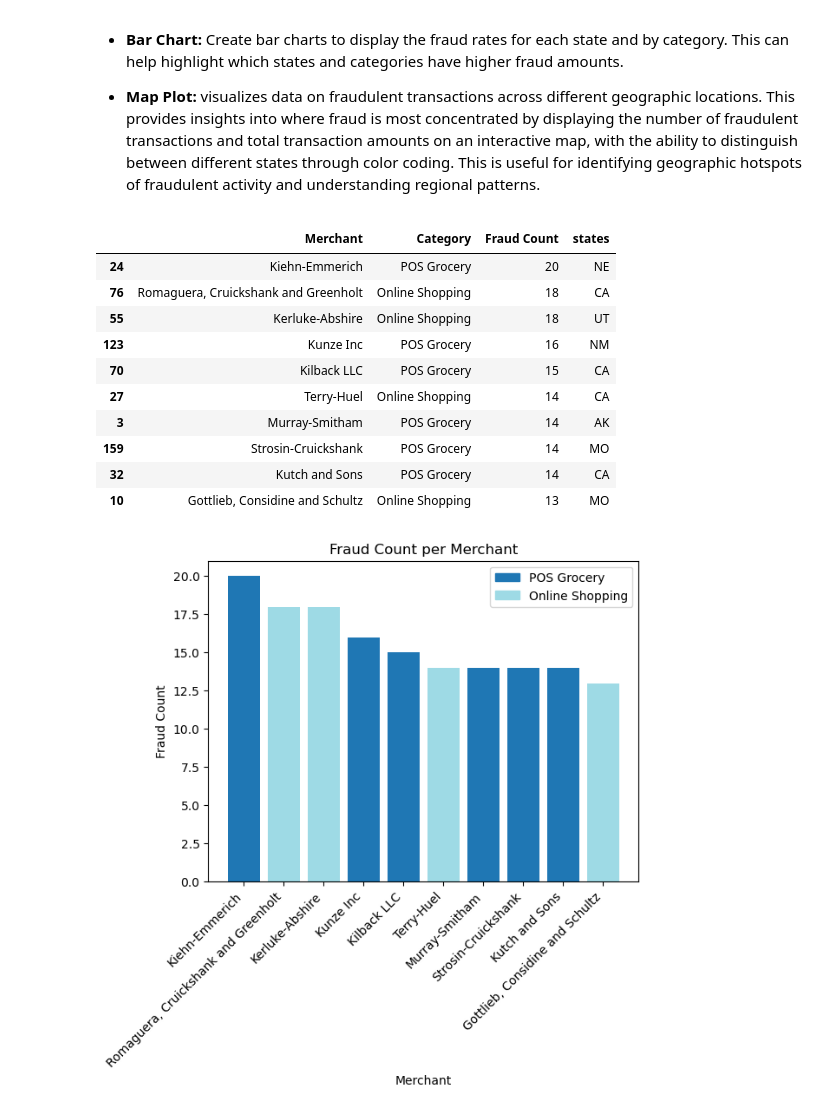
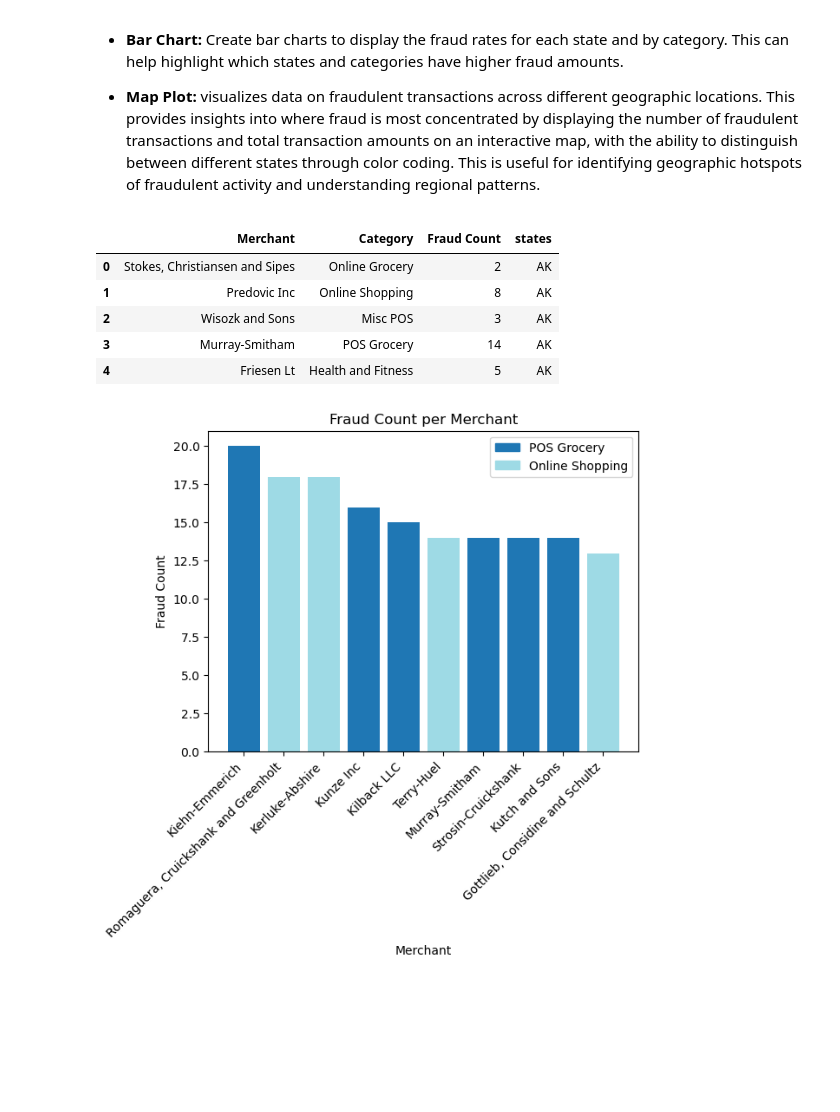
Before and after one commit to LackOfWitness/west-us-credit-card-fraud, a Jupyter notebook: Credit_Card_Fraud_Analysis-Team3-/credit_card_fraud_analysis.ipynb, the cells around one changed output. Drawn from its saved outputs; the diff is of its cells as text; code cells hidden in the pictures; blank space fills up the shorter version.

```diff
--- a/Credit_Card_Fraud_Analysis-Team3-/credit_card_fraud_analysis.ipynb
+++ b/Credit_Card_Fraud_Analysis-Team3-/credit_card_fraud_analysis.ipynb
@@ -318,45 +318,42 @@ states = []
 
 # Iterate over the filtered data
 for i, row in data_is_fraud.iterrows():
     merchant = row['merchant']
     category = row['category']
     state = row['state']
 
     if merchant not in merchants:
         merchants.append(merchant)
         categories.append(category)
         fraud_counts.append(1)
         states.append(state)
     else:
         index = merchants.index(merchant)
         fraud_counts[index] += 1
 
 # Create the DataFrame with merchants, categories, and fraud counts
 merchant_fraud_df = pd.DataFrame({
     "Merchant": merchants,
     "Category": categories,
     "Fraud Count": fraud_counts,
     "states": states
 })
 
 # Sort the DataFrame by fraud count in descending order
 sorted_merchant_fraud_df = merchant_fraud_df.sort_values(by="Fraud Count", ascending=False)
 
-merchant_fraud_df = sorted_merchant_fraud_df.head(10)
+# merchant_fraud_df = sorted_merchant_fraud_df.head(10)
 
-sorted_merchant_fraud_df.head(10)
+sorted_merchant_fraud_df.head()
+
+merchant_fraud_df.head()
 # %% [output]
 |  | Merchant | Category | Fraud Count | states |
-| 24 | Kiehn-Emmerich | POS Grocery | 20 | NE |
-| 76 | Romaguera, Cruickshank and Greenholt | Online Shopping | 18 | CA |
-| 55 | Kerluke-Abshire | Online Shopping | 18 | UT |
-| 123 | Kunze Inc | POS Grocery | 16 | NM |
-| 70 | Kilback LLC | POS Grocery | 15 | CA |
-| 27 | Terry-Huel | Online Shopping | 14 | CA |
+| 0 | Stokes, Christiansen and Sipes | Online Grocery | 2 | AK |
+| 1 | Predovic Inc | Online Shopping | 8 | AK |
+| 2 | Wisozk and Sons | Misc POS | 3 | AK |
 | 3 | Murray-Smitham | POS Grocery | 14 | AK |
-| 159 | Strosin-Cruickshank | POS Grocery | 14 | MO |
-| 32 | Kutch and Sons | POS Grocery | 14 | CA |
-| 10 | Gottlieb, Considine and Schultz | Online Shopping | 13 | MO |
+| 4 | Friesen Lt | Health and Fitness | 5 | AK |
 # %%
 import matplotlib.pyplot as plt
 import numpy as np
```
Also changed, not shown: parts of 2 cells of this notebook, 1 other file.
